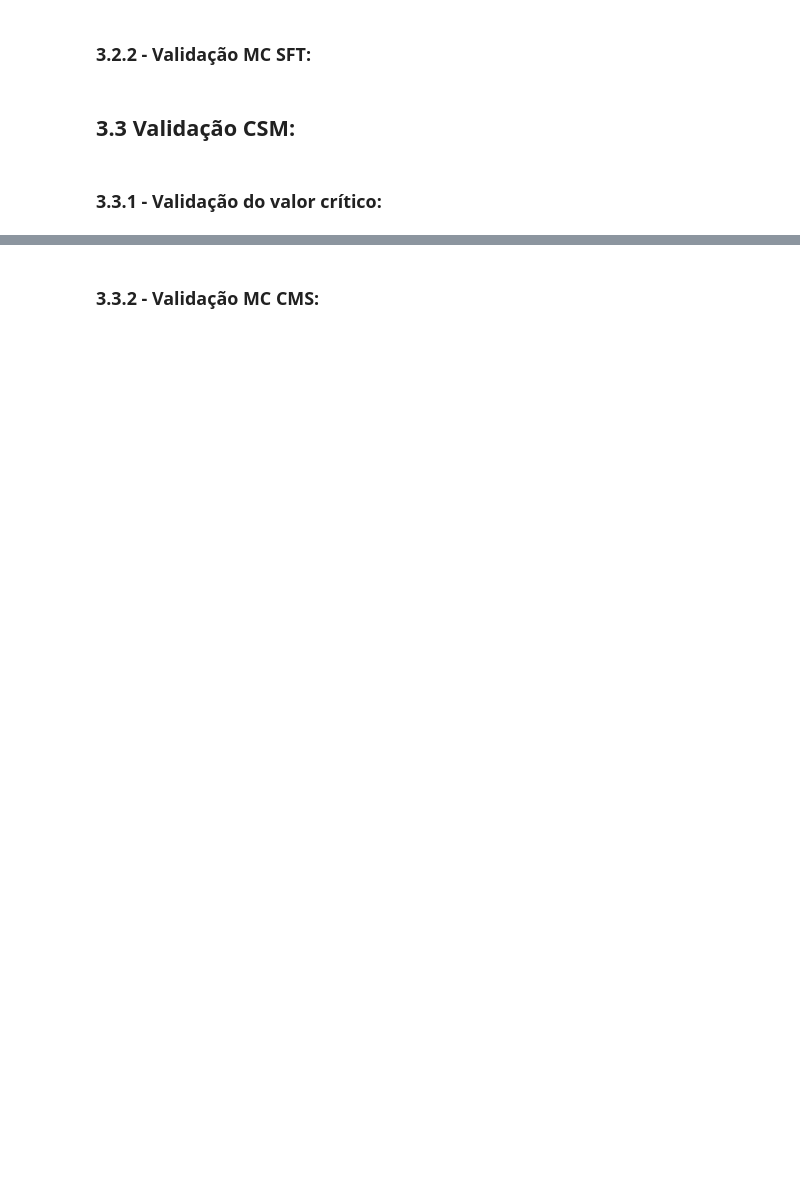
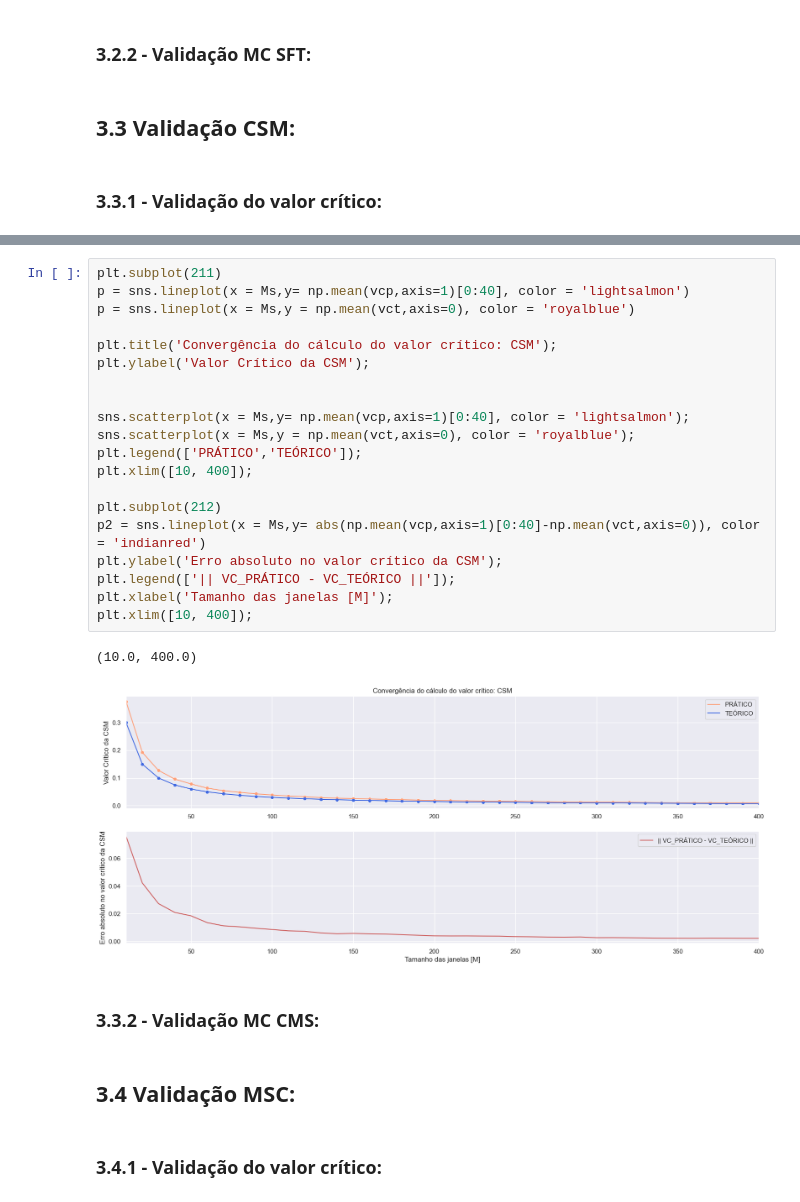
Before and after one commit to Alexandre-Caldeira/detection-theory-101, a Jupyter notebook: comCalma.ipynb, the cells around one changed output, grey strips where cells are left out. Saved outputs shown, nothing was run; the diff lists cells and outputs as text; blank space fills up the shorter version.

```diff
--- a/comCalma.ipynb
+++ b/comCalma.ipynb
@@ -274,2 +379,29 @@ plt.legend(['PRÁTICO','TEÓRICO']);
+# %%
+plt.subplot(211)
+p = sns.lineplot(x = Ms,y= np.mean(vcp,axis=1)[0:40], color = 'lightsalmon')
+p = sns.lineplot(x = Ms,y = np.mean(vct,axis=0), color = 'royalblue')
+
+plt.title('Convergência do cálculo do valor crítico: CSM');
+plt.ylabel('Valor Crítico da CSM');
+
+
+sns.scatterplot(x = Ms,y= np.mean(vcp,axis=1)[0:40], color = 'lightsalmon');
+sns.scatterplot(x = Ms,y = np.mean(vct,axis=0), color = 'royalblue');
+plt.legend(['PRÁTICO','TEÓRICO']);
+plt.xlim([10, 400]);
+
+plt.subplot(212)
+p2 = sns.lineplot(x = Ms,y= abs(np.mean(vcp,axis=1)[0:40]-np.mean(vct,axis=0)), color = 'indianred')
+plt.ylabel('Erro absoluto no valor crítico da CSM');
+plt.legend(['|| VC_PRÁTICO - VC_TEÓRICO ||']);
+plt.xlabel('Tamanho das janelas [M]');
+plt.xlim([10, 400]);
+# %% [output]
+(10.0, 400.0)
+[figure, added]
 # %% [markdown]
 ### 3.3.2 - Validação MC CMS:
+# %% [markdown]
+## 3.4 Validação MSC:
+# %% [markdown]
+### 3.4.1 - Validação do valor crítico:
```
Also changed, not shown: parts of 11 cells of this notebook, 3 other files.
